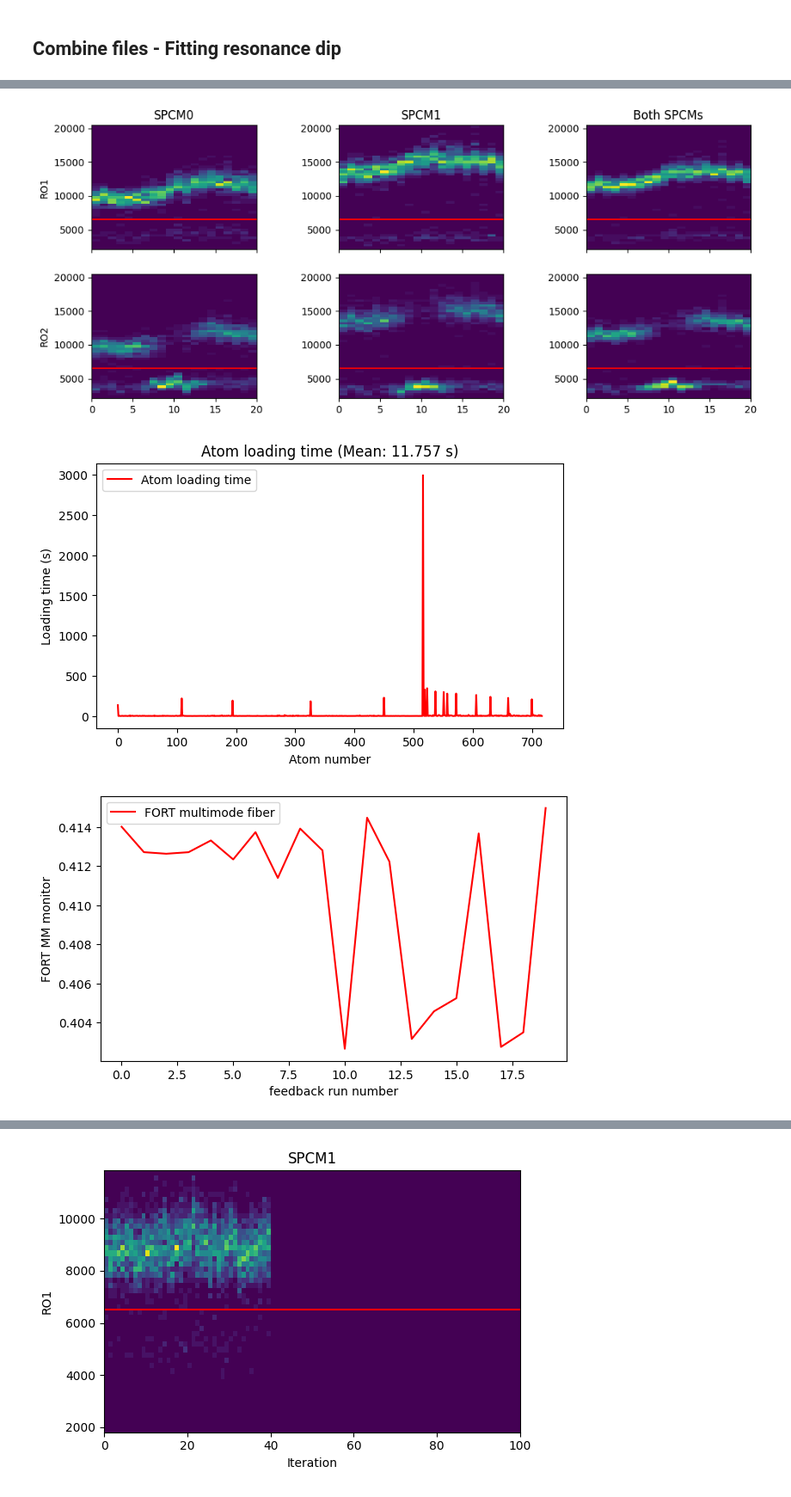
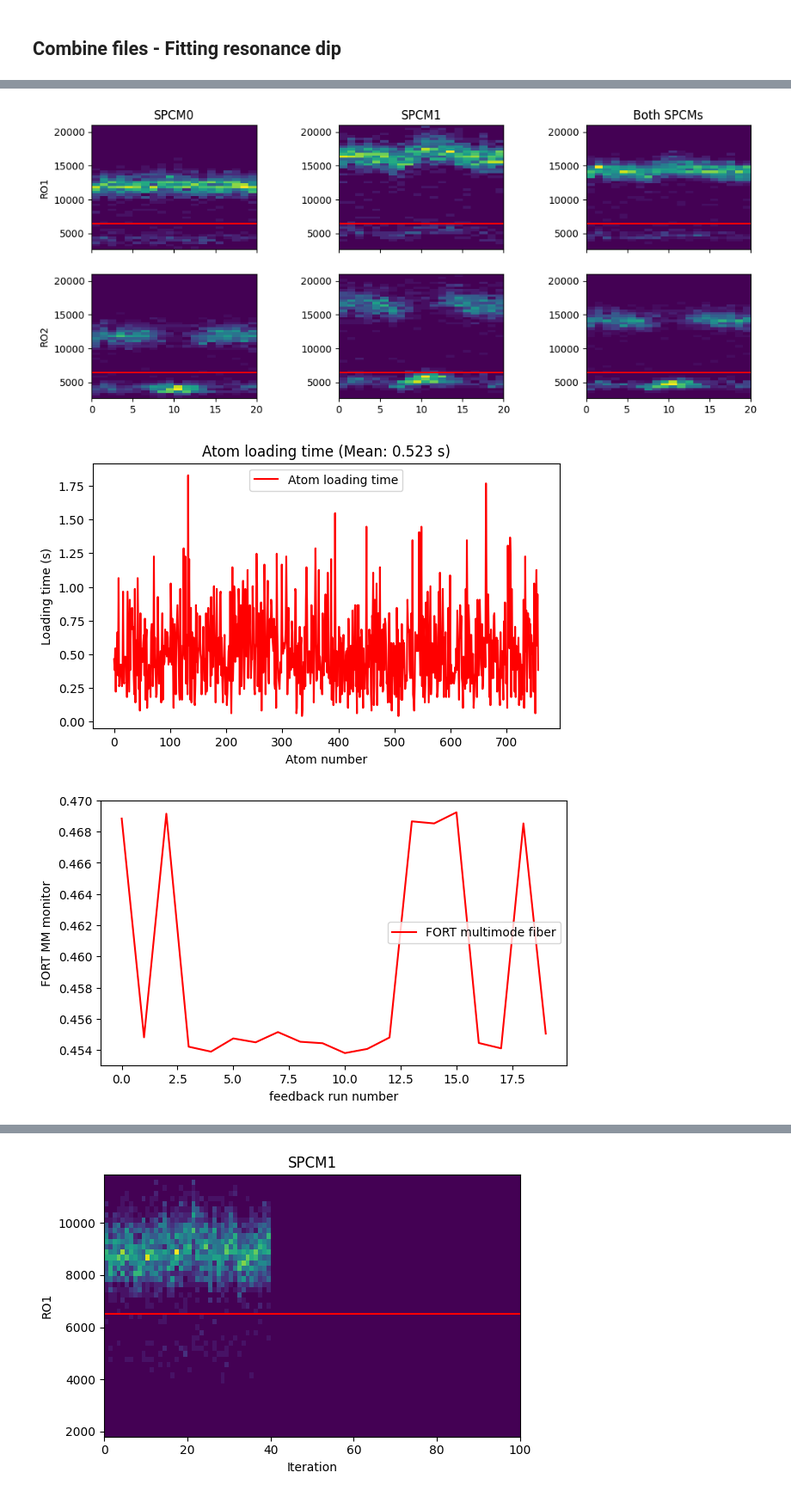
Before and after one commit to QuantumQuadrate/qn_artiq_routines, a Jupyter notebook: Analysis/Single atom analysis/atom_loading_analysis_2025.ipynb, the cells around one changed output, grey strips where cells are left out. Shown at 86% size. Drawn from its saved outputs; the diff is of its cells as text; code cells hidden in the pictures.

```diff
--- a/Analysis/Single atom analysis/atom_loading_analysis_2025.ipynb
+++ b/Analysis/Single atom analysis/atom_loading_analysis_2025.ipynb
@@ -23,7 +23,7 @@ print(set_point_PD6_AOM_A6)
 0.1
 0.1
 # %%
-date_filters = ["2026-04-27"]
+date_filters = ["2026-04-30"]
 
 from matplotlib import pyplot as plt
 import matplotlib as mpl
@@ -51,7 +51,7 @@ def average_over_measurement(measurements, history):
 
 
 fnames = get_files_by_criteria(date_filters, # only find files from these date directories
-                               name_filters=["GeneralVariableScan","Microwaves_scans"], # find files containing any of these strings
+                               name_filters=["GeneralVariableScan","Microwaves_scans","MicrowaveScanOptimizer"], # find files containing any of these strings
                                condition=lambda filename: True, # use this to filter by experiment parameters, like this: lambda filename: np.bool_(h5py.File(filename)['datasets']['set_current_coil_volts_at_finish'])
                                start_dir=results,
                                include_path=True, # if False, only return the name of the file, not the full path
@@ -100,7 +97,7 @@ With fitting the resonance for microwave scans
 """
 ### the file(s) to analyze:
 file_indices = {
-    40:'',
+    10:'',
     # 2:'',
     # 4:'',
     # 6:'',
@@ -413,3 +410,3 @@ center=337016078.1047, sigma=17764.3718, depth=0.9693
-[figure, old version]
+[figure, new version]
-[figure, old version]
+[figure, new version]
-[figure, old version]
+[figure, new version]
```
Also changed, not shown: parts of 9 cells of this notebook, 6 other files.
